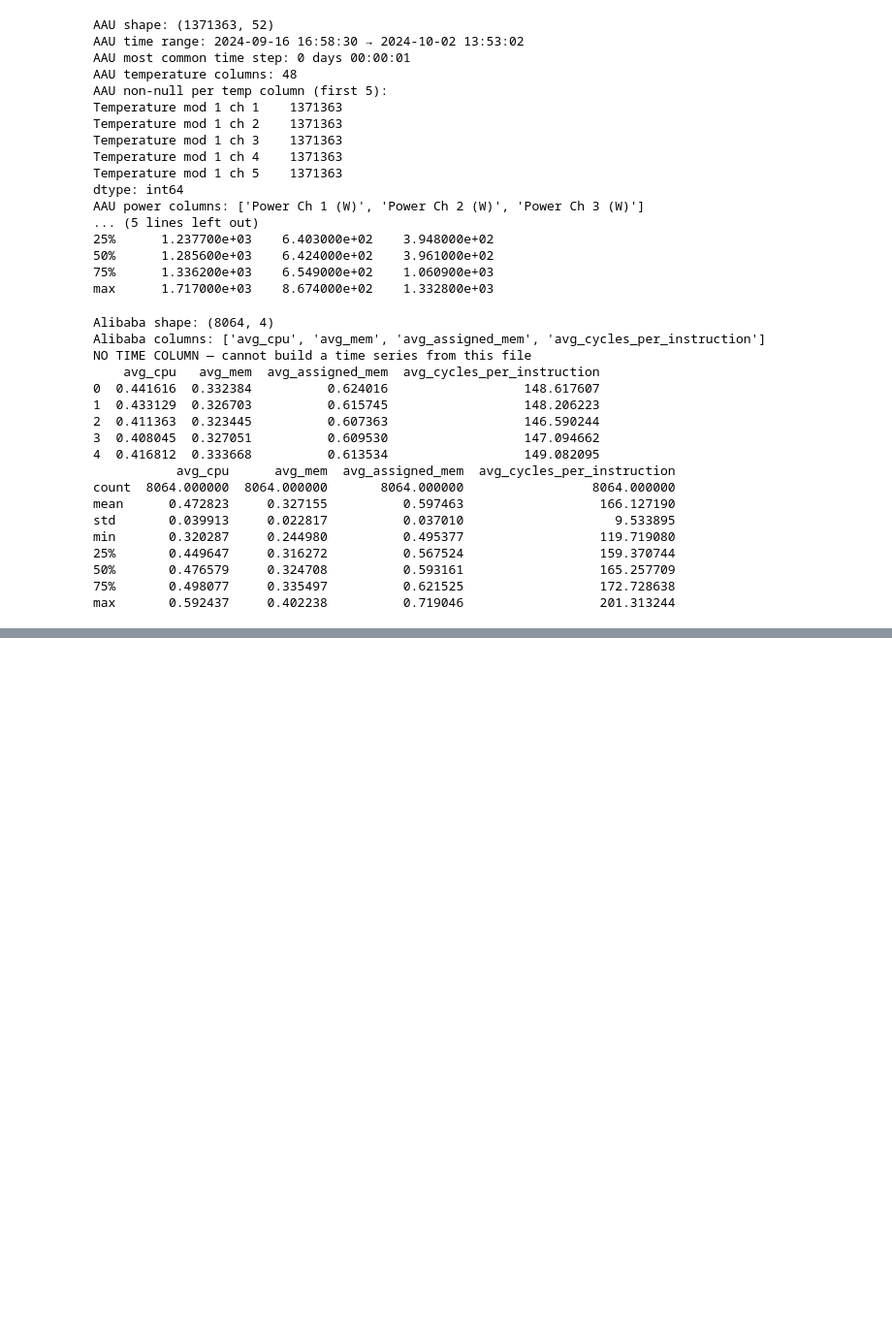
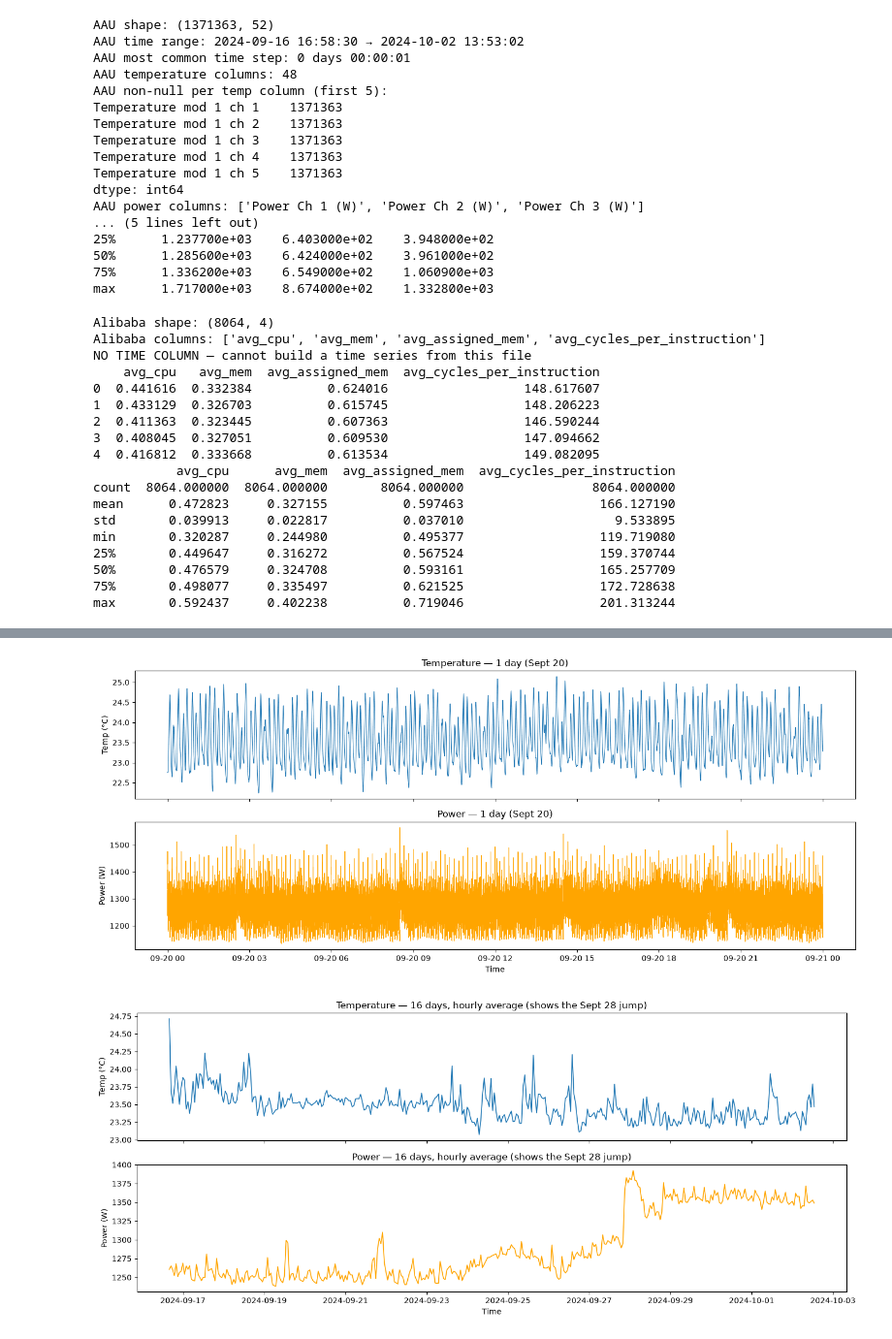
Before and after one commit to RamyKh5/EcoDatacenter-Optimizer, a Jupyter notebook: notebooks/01_dataset_audit.ipynb, the cells around one changed output, grey strips where cells are left out. Shown at 97% size. Saved outputs shown, nothing was run; the diff lists cells and outputs as text; code cells hidden in the pictures; blank space fills up the shorter version.

```diff
--- a/notebooks/01_dataset_audit.ipynb
+++ b/notebooks/01_dataset_audit.ipynb
@@ -98,0 +123,65 @@ max       0.592437     0.402238          0.719046                  201.313244
+# %%
+import matplotlib.pyplot as plt
+import pandas as pd
+
+# ---- Plot 1: One full day (Sept 20) at 1-minute resolution ----
+one_day = aau[
+    (aau['Time [Date/Time]'] >= '2024-09-20') &
+    (aau['Time [Date/Time]'] <  '2024-09-21')
+]
+
+fig, axes = plt.subplots(2, 1, figsize=(14, 6), sharex=True)
+
+axes[0].plot(one_day['Time [Date/Time]'],
+             one_day['Temperature mod 1 ch 1'], linewidth=0.8)
+axes[0].set_ylabel('Temp (°C)')
+axes[0].set_title('Temperature — 1 day (Sept 20)')
+
+axes[1].plot(one_day['Time [Date/Time]'],
+             one_day['Power Ch 1 (W)'], linewidth=0.8, color='orange')
+axes[1].set_ylabel('Power (W)')
+axes[1].set_xlabel('Time')
+axes[1].set_title('Power — 1 day (Sept 20)')
+
+plt.tight_layout()
+plt.savefig('../reports/figures/01_one_day_view.png', dpi=150)
+plt.show()
+
+
+# ---- Plot 2: Hourly averages over 16 days ----
+hourly = aau.set_index('Time [Date/Time]').resample('1h').mean().reset_index()
+
+fig, axes = plt.subplots(2, 1, figsize=(14, 6), sharex=True)
+
+axes[0].plot(hourly['Time [Date/Time]'],
+             hourly['Temperature mod 1 ch 1'], linewidth=1.2)
+axes[0].set_ylabel('Temp (°C)')
+axes[0].set_title('Temperature — 16 days, hourly average (shows the Sept 28 jump)')
+
+axes[1].plot(hourly['Time [Date/Time]'],
+             hourly['Power Ch 1 (W)'], linewidth=1.2, color='orange')
+axes[1].set_ylabel('Power (W)')
+axes[1].set_xlabel('Time')
+axes[1].set_title('Power — 16 days, hourly average (shows the Sept 28 jump)')
+
+plt.tight_layout()
+plt.savefig('../reports/figures/02_hourly_overview.png', dpi=150)
+plt.show()
+
+
+# ---- Plot 3: Power vs Temperature relationship ----
+sample = aau.sample(5000, random_state=42)  # random 5000 rows for scatter
+
+fig, ax = plt.subplots(figsize=(8, 6))
+ax.scatter(sample['Power Ch 1 (W)'],
+           sample['Temperature mod 1 ch 1'],
+           alpha=0.3, s=8)
+ax.set_xlabel('Power (W)')
+ax.set_ylabel('Temperature (°C)')
+ax.set_title('Does power drive temperature? (5,000 random samples)')
+plt.tight_layout()
+plt.savefig('../reports/figures/03_power_vs_temp.png', dpi=150)
+plt.show()
+# %% [output]
+[figure, added]
+[figure, added]
```
Also changed, not shown: parts of 2 cells of this notebook, 4 other files.
